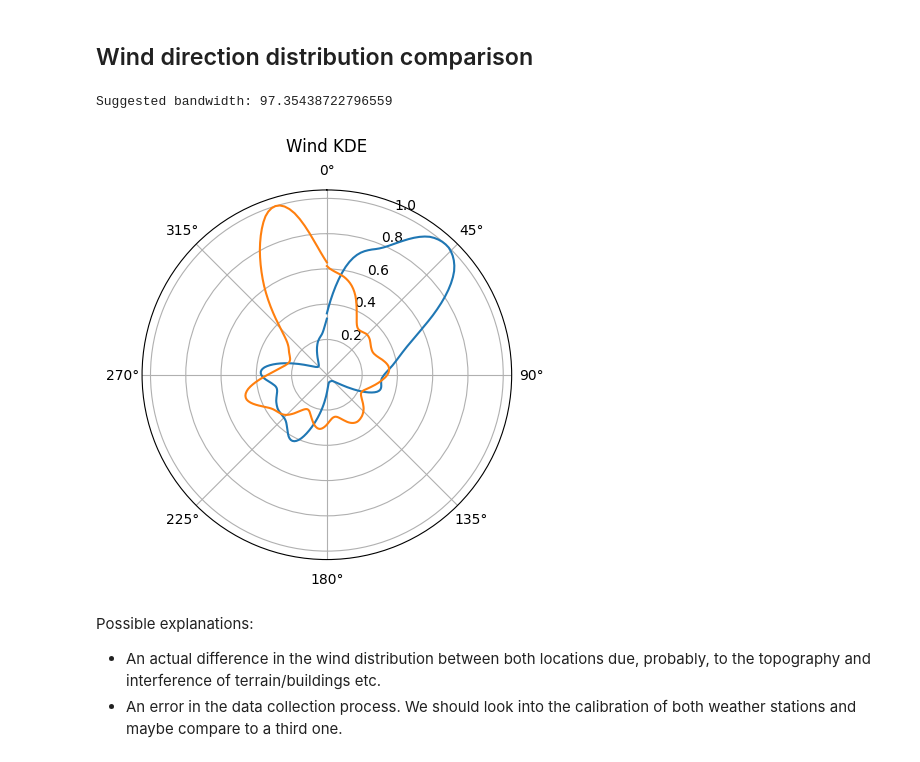
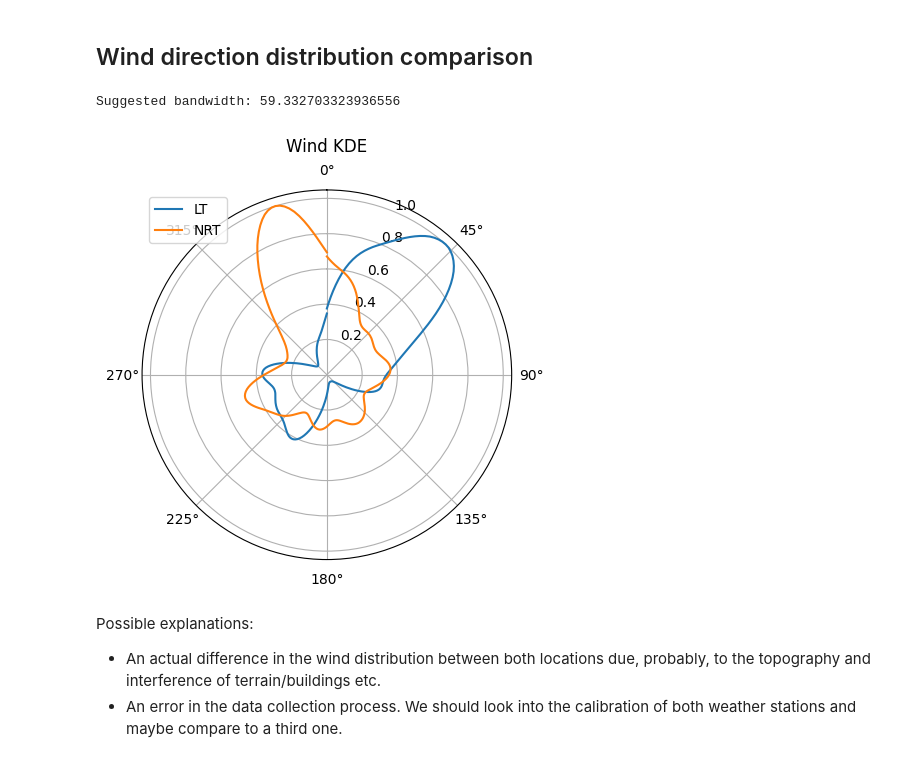
Before and after one commit to ferazuza/aspred, a Jupyter notebook: notebooks/winds.ipynb, the cells around one changed output. Saved outputs shown, nothing was run; the diff lists cells and outputs as text; code cells hidden in the pictures.

```diff
--- a/notebooks/winds.ipynb
+++ b/notebooks/winds.ipynb
@@ -13,10 +13,6 @@ import pycircular
 # %%
 # Import LT weather data
-
-data_path = "../data/meteo_lt.dat"
-col_names = ["date", "wms_status", "rain_flag", "moisture_flag", "truss_temp", "oil_temp", "wind_speed", "wind_direction", "ambient_temp", "dew_point", "humidity", "air_pressure", "light"]
-df1 = pd.read_csv(data_path, sep=" ", names = col_names, parse_dates=[0], date_format="%Y-%m-%d%H:%M:%SUTC")
-df1["wind_direction_radians"] = df1["wind_direction"].apply(lambda x: standard_angle(np.radians(x)))
+df1 = lt_data()
 # %% [markdown]
 ## Wind speed distribution
 # %%
@@ -166,22 +164,23 @@ wind_sample = df2_restricted["wind_direction_radians"].sample(n=2000).tolist()
 # bw = pycircular.circular.bwEstimation(wind_sample)
 print("Suggested bandwidth:",bw)
 # %% [output]
-Suggested bandwidth: 97.35438722796559
+Suggested bandwidth: 59.332703323936556
 # %%
 circular_kde1 = pycircular.circular.kernel(df1_restricted["wind_direction_radians"].tolist(), bw=bw, n=256)
 circular_kde2 = pycircular.circular.kernel(df2_restricted["wind_direction_radians"].tolist(), bw=bw, n=256)
 # %%
 x = np.linspace(0, 2*np.pi, 256)
 
 fig, ax = plt.subplots(subplot_kw={'projection': 'polar'})
 ax.set_theta_zero_location('N')
 ax.set_title("Wind KDE", va='bottom')
 ax.set_theta_direction(-1)
-ax.plot(x, circular_kde1)
-ax.plot(x, circular_kde2)
+ax.plot(x, circular_kde1, label="LT")
+ax.plot(x, circular_kde2, label="NRT")
+plt.legend()
 plt.show()
 # %% [output]
-[figure, old version]
+[figure, new version]
 # %% [markdown]
 Possible explanations:
 * An actual difference in the wind distribution between both locations due, probably, to the topography and interference of terrain/buildings etc.
```
Also changed, not shown: parts of 14 cells of this notebook, 1 other file.
